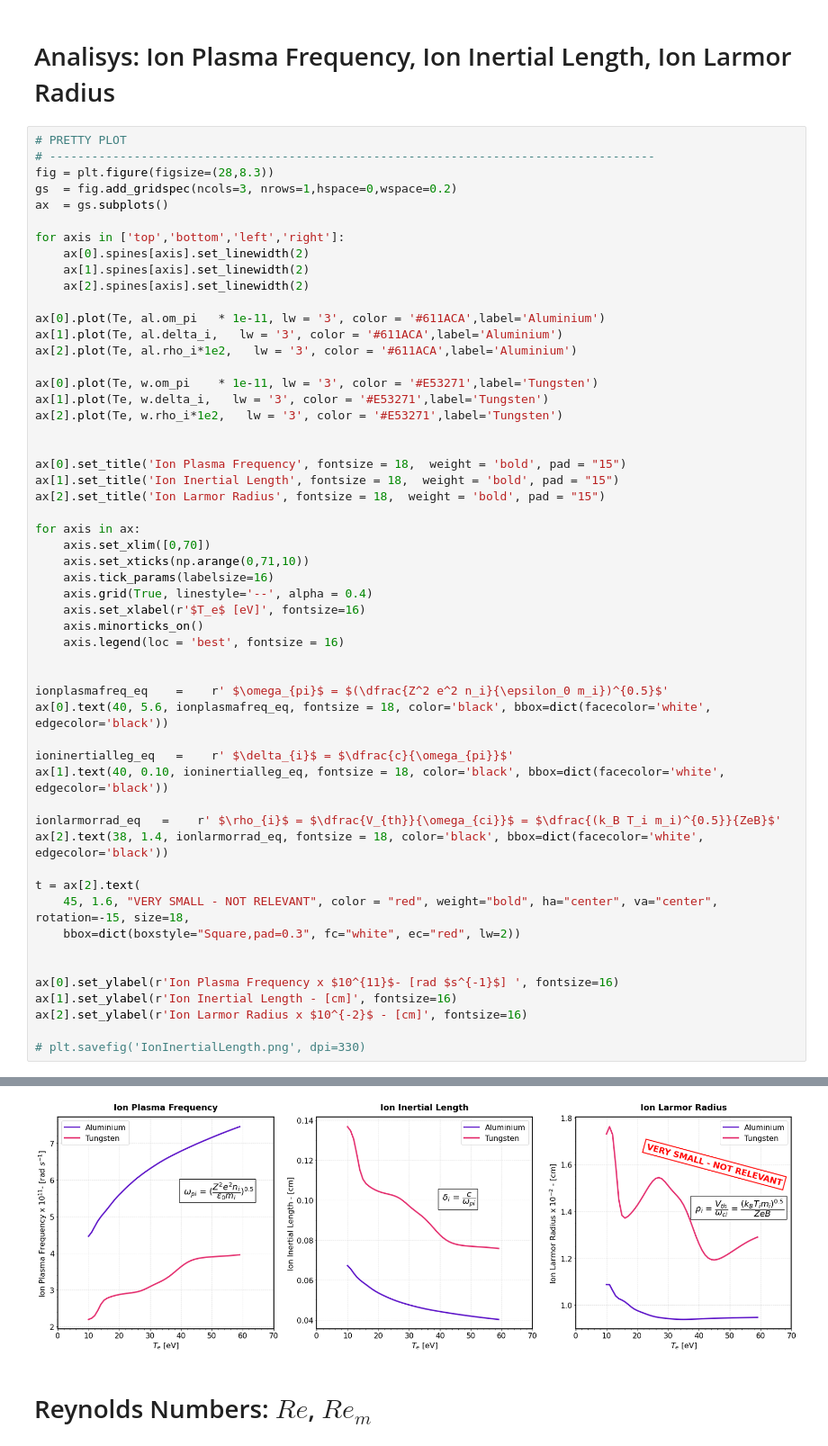
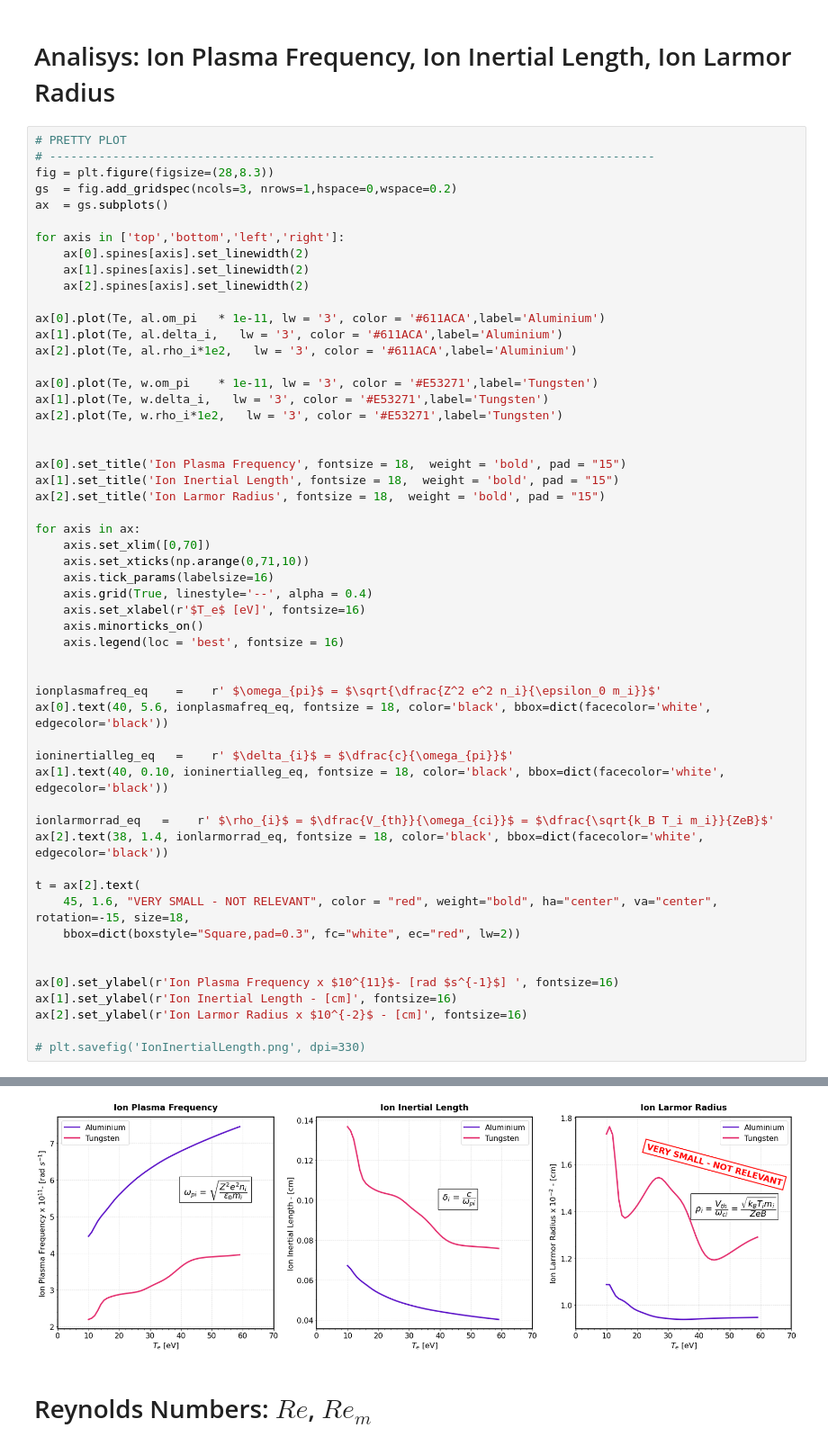
Before and after one commit to stemerlini/MagnetoRT, a Jupyter notebook: MagnetoRT.ipynb, the cells around one changed output, grey strips where cells are left out. Shown at 90% size. Cells and saved outputs as stored; diff of their text form.

```diff
--- a/MagnetoRT.ipynb
+++ b/MagnetoRT.ipynb
@@ -385,36 +393,36 @@ ax[2].set_title('Ion Larmor Radius', fontsize = 18,  weight = 'bold', pad = "15"
 
 for axis in ax:
     axis.set_xlim([0,70])
     axis.set_xticks(np.arange(0,71,10))
     axis.tick_params(labelsize=16)
     axis.grid(True, linestyle='--', alpha = 0.4)
     axis.set_xlabel(r'$T_e$ [eV]', fontsize=16)
     axis.minorticks_on()
     axis.legend(loc = 'best', fontsize = 16)
 
 
-ionplasmafreq_eq    =    r' $\omega_{pi}$ = $(\dfrac{Z^2 e^2 n_i}{\epsilon_0 m_i})^{0.5}$'
+ionplasmafreq_eq    =    r' $\omega_{pi}$ = $\sqrt{\dfrac{Z^2 e^2 n_i}{\epsilon_0 m_i}}$'
 ax[0].text(40, 5.6, ionplasmafreq_eq, fontsize = 18, color='black', bbox=dict(facecolor='white', edgecolor='black'))
 
 ioninertialleg_eq   =    r' $\delta_{i}$ = $\dfrac{c}{\omega_{pi}}$'
 ax[1].text(40, 0.10, ioninertialleg_eq, fontsize = 18, color='black', bbox=dict(facecolor='white', edgecolor='black'))
 
-ionlarmorrad_eq   =    r' $\rho_{i}$ = $\dfrac{V_{th}}{\omega_{ci}}$ = $\dfrac{(k_B T_i m_i)^{0.5}}{ZeB}$'
+ionlarmorrad_eq   =    r' $\rho_{i}$ = $\dfrac{V_{th}}{\omega_{ci}}$ = $\dfrac{\sqrt{k_B T_i m_i}}{ZeB}$'
 ax[2].text(38, 1.4, ionlarmorrad_eq, fontsize = 18, color='black', bbox=dict(facecolor='white', edgecolor='black'))
 
 t = ax[2].text(
     45, 1.6, "VERY SMALL - NOT RELEVANT", color = "red", weight="bold", ha="center", va="center", rotation=-15, size=18,
     bbox=dict(boxstyle="Square,pad=0.3", fc="white", ec="red", lw=2))
 
 
 ax[0].set_ylabel(r'Ion Plasma Frequency x $10^{11}$- [rad $s^{-1}$] ', fontsize=16)
 ax[1].set_ylabel(r'Ion Inertial Length - [cm]', fontsize=16)
 ax[2].set_ylabel(r'Ion Larmor Radius x $10^{-2}$ - [cm]', fontsize=16)
 
 # plt.savefig('IonInertialLength.png', dpi=330)
 # %% [output]
 Text(0, 0.5, 'Ion Larmor Radius x $10^{-2}$ - [cm]')
-[figure, old version]
+[figure, new version]
 # %% [markdown]
 # Reynolds Numbers: $Re$, $Re_m$
 # %%
```
Also changed, not shown: parts of 2 cells of this notebook, 6 other files.
